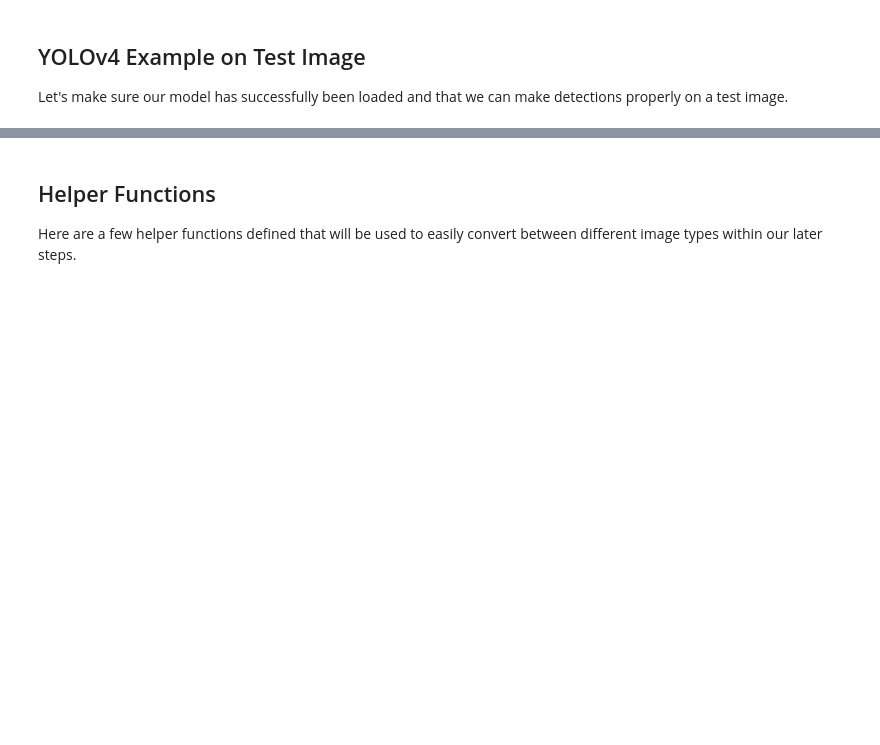
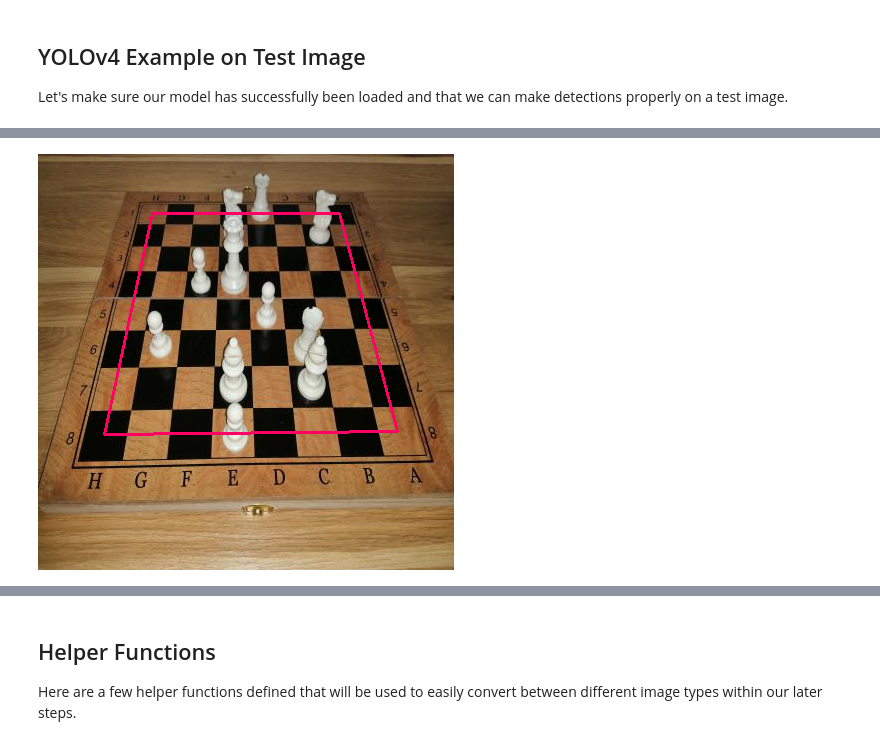
Before and after one commit to o54ma-4l5h4r1f/ChessObjectsDetection, a Jupyter notebook: yolov4_webcam-2.ipynb, the cells around one changed output, grey strips where cells are left out. Saved outputs shown, nothing was run; the diff lists cells and outputs as text; code cells hidden in the pictures; blank space fills up the shorter version.

```diff
--- a/yolov4_webcam-2.ipynb
+++ b/yolov4_webcam-2.ipynb
@@ -433,0 +610,26 @@ cv2_imshow(image)
+# %%
+image = cv2.imread('/content/ChessObjectsDetection-1/test/31_jpg.rf.1e02c005794a96b96167a6bee53eb976.jpg')
+
+# dealing with Fisheye Effect
+
+# adjastable ==> we will try to make the user controle them
+H1 = (114,59)
+A1 = (301,59)
+A8 = (359,277)
+H8 = (66,280)
+
+MHL1 = [H1, A1]
+MHL2 = [H8, A8]
+MVL1 = [H1, H8]
+MVL2 = [A1, A8]
+
+
+cv2.line(image, MHL1[0], MHL1[1], (100, 0, 255), thickness=2)
+cv2.line(image, MHL2[0], MHL2[1], (100, 0, 255), thickness=2)
+cv2.line(image, MVL1[0], MVL1[1], (100, 0, 255), thickness=2)
+cv2.line(image, MVL2[0], MVL2[1], (100, 0, 255), thickness=2)
+
+
+cv2_imshow(image)
+# %% [output]
+[figure, added]
```
Also changed, not shown: parts of 33 cells of this notebook.
